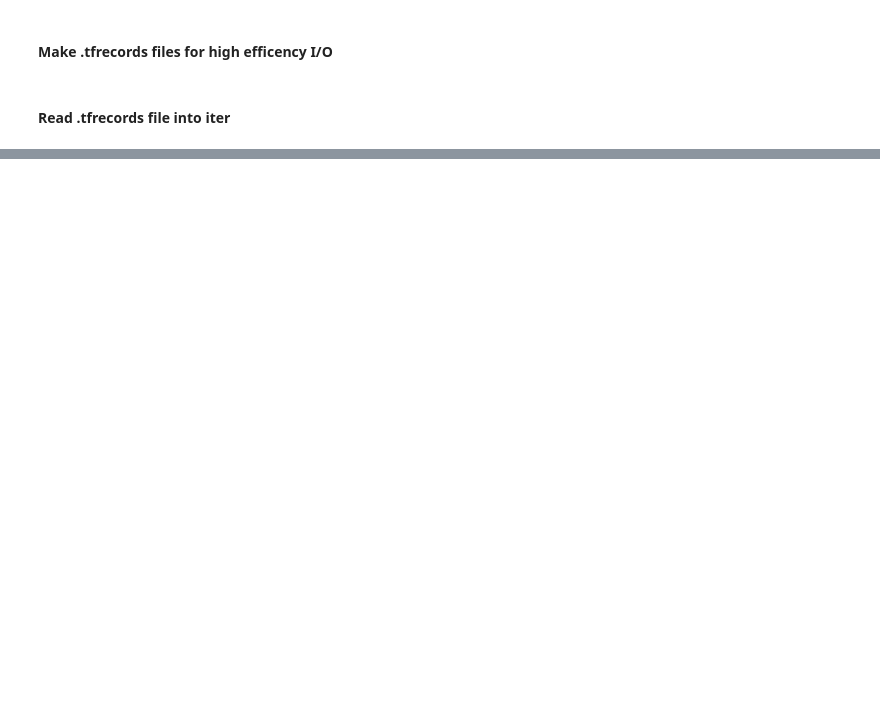
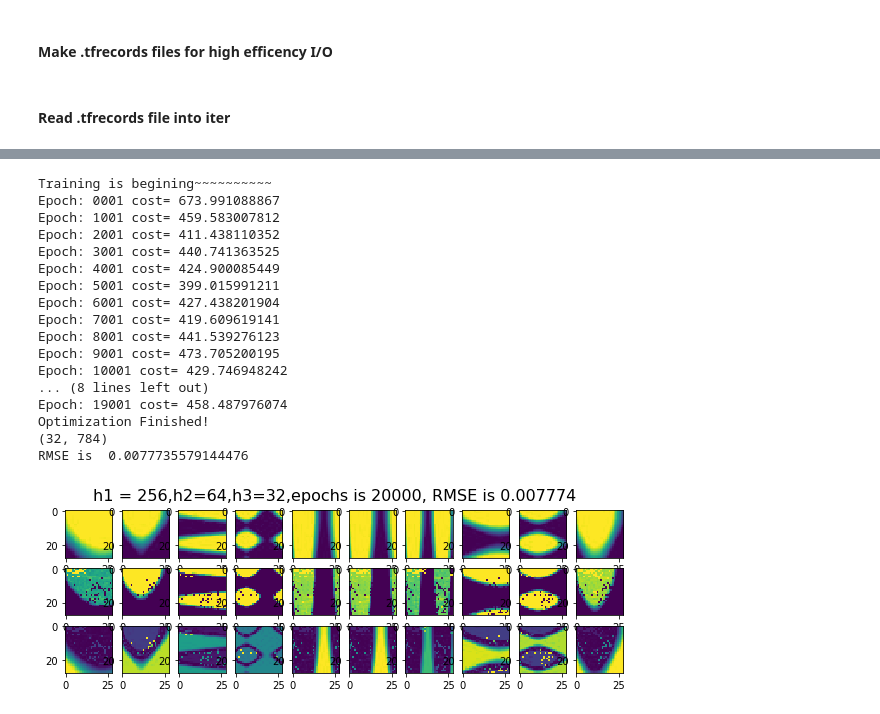
Before and after one commit to Tom-Ren/AutoEncoder, a Jupyter notebook: surfaceAE.ipynb, the cells around one changed output, grey strips where cells are left out. Cells and saved outputs as stored; diff of their text form; code cells hidden in the pictures; blank space fills up the shorter version.

Commit message:
v1.0 and 1000 sample training results

```diff
--- a/surfaceAE.ipynb
+++ b/surfaceAE.ipynb
@@ -141,7 +145,7 @@ with tf.Session() as sess:
 learning_rate = 0.01
 training_epochs = 20000
 batch_size = 256
-display_step = 1
+display_step = 1000
 examples_to_show = 10
 n_input = 784
 # %%
@@ -210,7 +214,7 @@ y_true = X
 # 定义代价函数和优化器
 current_iter = tf.Variable(0)    #设置优化器学习率衰减
 total_cost = []                  #画衰减曲线
-lr = tf.train.exponential_decay(learning_rate,current_iter,training_epochs,0.99)
+lr = tf.train.exponential_decay(learning_rate,current_iter,training_epochs,0.997)
 #lr = tf.train.polynomial_decay(learning_rate,current_iter,training_epochs,0.99)
 #lr_decay https://blog.csdn.net/akadiao/article/details/79560731
 #lr_decay https://zhuanlan.zhihu.com/p/32923584
@@ -236,12 +240,19 @@ with tf.Session() as sess:
     sess.run(init)
 
     # 首先计算总批数，保证每次循环训练集中的每个样本都参与训练，不同于批量训练
-    total_batch = int(mnist.train.num_examples/batch_size) #总批数
-    for epoch in range(training_epochs):
+    total_batch = int(1000/32) #总批数
+    images_train, labels_train = read_and_decode('surface_train.tfrecords')  #read .tfrecods into
+    print('Training is begining~~~~~~~~~~')
+    for epoch in range(training_epochs):  #training_epochs
         current_iter +=1
         #print("Current learning rate is",lr.eval(session=sess))
-        for i in range(total_batch):
-            batch_xs, batch_ys = mnist.train.next_batch(batch_size)  # max(x) = 1, min(x) = 0
+        for i in range(total_batch):     #total batch of dataset
+            batch_xs = sess.run(images_train)
+            batch_xs = batch_xs.reshape((-1,784))
+            #print(batch_xs[0].reshape((28,28)).shape)
+            #plt.imshow(np.reshape(batch_xs[0],(28,28)))
+            #break
+            #batch_xs, batch_ys = mnist.train.next_batch(batch_size)  # max(x) = 1, min(x) = 0
             # Run optimization op (backprop) and cost op (to get loss value)
             _, c = sess.run([optimizer, cost], feed_dict={X: batch_xs,keep_prob:0.5})
         if epoch % display_step == 0:
@@ -250,37 +261,58 @@ with tf.Session() as sess:
     print("Optimization Finished!")
 
 
 
     ####################################################################################
     #测试和计算结果，这里馈入数据十个
-    encode_decode = sess.run(y_pred, feed_dict={X: mnist.test.images[:100*examples_to_show],keep_prob:1})
-
+    batch_xs = sess.run(images_train)
+    batch_xs = batch_xs.reshape((-1,784))
+    encode_decode = sess.run(y_pred, feed_dict={X: batch_xs,keep_prob:1})
+    print(encode_decode.shape)
     #计算均方根值
     ERR = 0    #图与图之间的整体误差
-    for i in range(100*examples_to_show):
-        err_img = mnist.test.images[i]-encode_decode[i]
+    for i in range(10):
+        err_img = batch_xs[i]-encode_decode[i]
         #print('mnist',mnist.test.images[i].max())    #max is 1.0
         #print('endecoder',encode_decode[i].mean())
         #print('endecoder',encode_decode[i].max())
         #print('err_max',err_img.max())
         err_img = err_img**2
         err_sqrt = np.sqrt(err_img.sum()/n_input)
         #print("err is",err_sqrt)
 
         #计算总误差
         ERR = err_sqrt + ERR
         RMSE = ERR/(100*examples_to_show)
 
     print("RMSE is ",RMSE)    #计算平均RMES
 
 
 
     #选出十个指标用于显示
     f, a = plt.subplots(3, 10, figsize=(10, 3))
     f.suptitle('h1 = %d,h2=%d,h3=%d,epochs is %d, RMSE is %f'%(n_hidden_1,n_hidden_2,n_hidden_3,training_epochs,RMSE), fontsize=16)
     for i in range(examples_to_show):
-        a[0][i].imshow(np.reshape(mnist.test.images[9*examples_to_show+i], (28, 28)))
-        a[1][i].imshow(np.reshape(encode_decode[9*examples_to_show+i], (28, 28)))
-        a[2][i].imshow(np.reshape(np.abs((mnist.test.images[9*examples_to_show+i]-encode_decode[9*examples_to_show+i])),(28,28)))
+        a[0][i].imshow(np.reshape(batch_xs[i], (28, 28)))
+        a[1][i].imshow(np.reshape(encode_decode[i], (28, 28)))
+        a[2][i].imshow(np.reshape(np.abs((batch_xs[i]-encode_decode[i])),(28,28)))
     plt.savefig("%d_%d_%d_001_%d_RMSE.png"%(n_hidden_1,n_hidden_2,n_hidden_3,training_epochs))    #要在show前调用
     plt.show()
+# %% [output]
+Training is begining~~~~~~~~~~
+Epoch: 0001 cost= 673.991088867
+Epoch: 1001 cost= 459.583007812
+Epoch: 2001 cost= 411.438110352
+Epoch: 3001 cost= 440.741363525
+Epoch: 4001 cost= 424.900085449
+Epoch: 5001 cost= 399.015991211
+Epoch: 6001 cost= 427.438201904
+Epoch: 7001 cost= 419.609619141
+Epoch: 8001 cost= 441.539276123
+Epoch: 9001 cost= 473.705200195
+Epoch: 10001 cost= 429.746948242
+... (8 lines left out)
+Epoch: 19001 cost= 458.487976074
+Optimization Finished!
+(32, 784)
+RMSE is  0.0077735579144476
+[figure, added]
```
Also changed, not shown: parts of 5 cells of this notebook.
